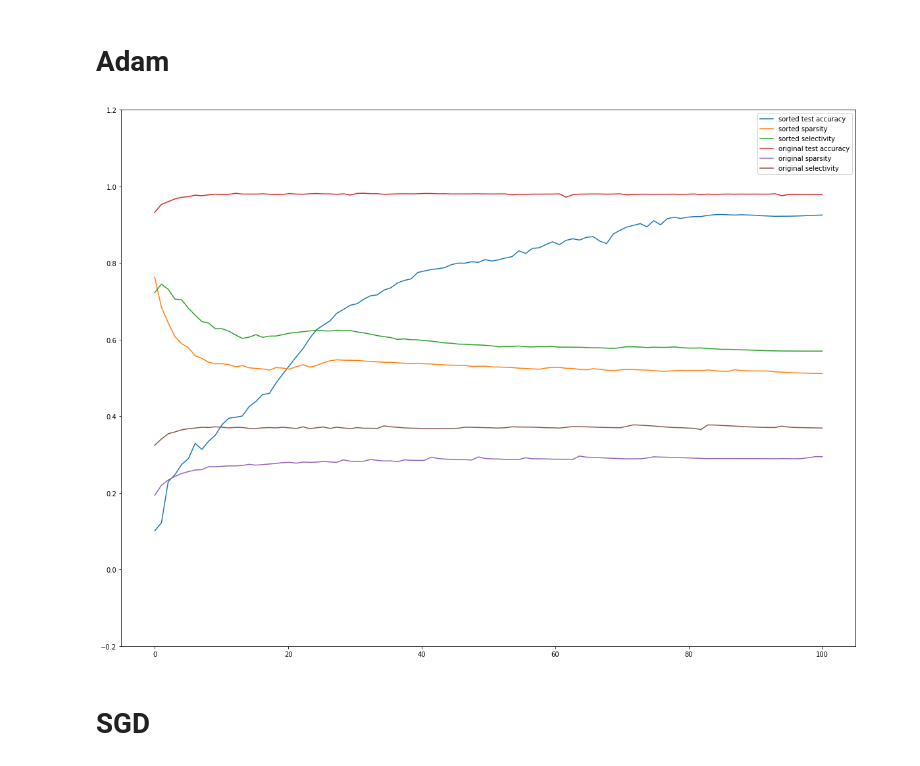
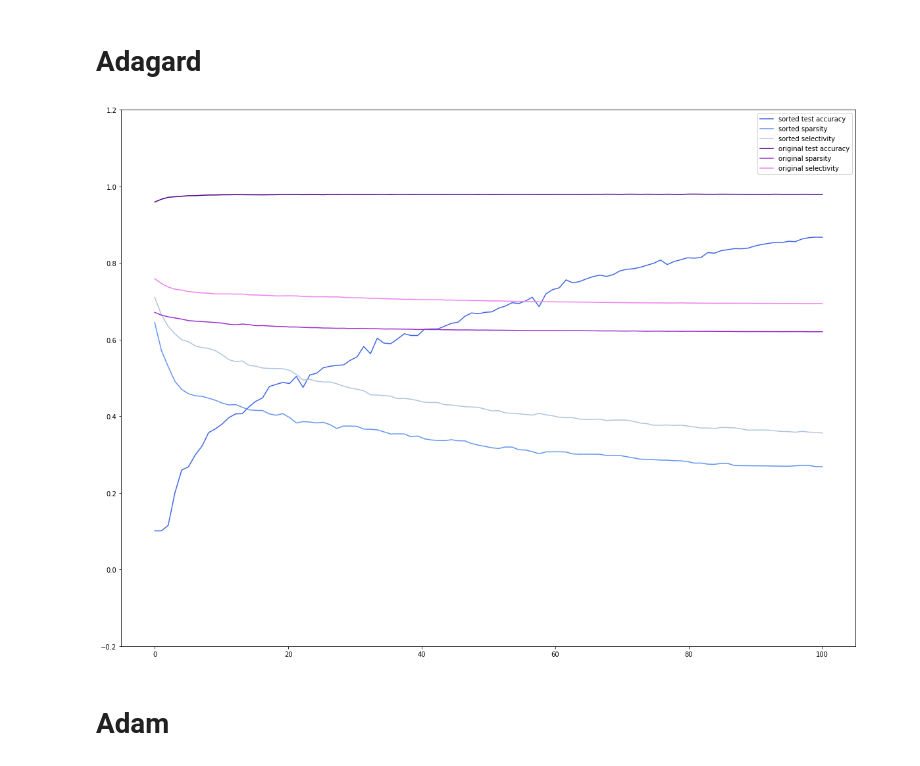
Before and after one commit to 7201krap/COMS30045_Individual-Project, a Jupyter notebook: FINAL/Graphs/data_sorted_vs_nonsorted/sorted_vs_original.ipynb, the cells around one changed output. Saved outputs shown, nothing was run; the diff lists cells and outputs as text; code cells hidden in the pictures.

```diff
--- a/FINAL/Graphs/data_sorted_vs_nonsorted/sorted_vs_original.ipynb
+++ b/FINAL/Graphs/data_sorted_vs_nonsorted/sorted_vs_original.ipynb
@@ -76,16 +106,8 @@ all_plotter(sorted_test_vals, sorted_sparsities, sorted_selectivity_average, non
+# %% [markdown]
+# Adagard
+# %%
+plotter('Adagrad')
+# %% [output]
+[figure, added]
 # %% [markdown]
 # Adam
-# %%
-sorted_test_vals  = test_val_extractor('sorted_selectivity_Adam.txt')
-sorted_sparsities = sparsity_val_extractor('sorted_sparsity_Adam.txt')
-sorted_selectivity_average, sorted_selectivity_std = selectivity_val_extractor("sorted_selectivity_Adam.txt")
-
-non_sorted_test_vals  = test_val_extractor('not_sorted_selectivity_Adam.txt')
-non_sorted_sparsities = sparsity_val_extractor('not_sorted_sparsity_Adam.txt')
-non_sorted_selectivity_average, non_sorted_selectivity_std = selectivity_val_extractor("not_sorted_selectivity_Adam.txt")
-
-all_plotter(sorted_test_vals, sorted_sparsities, sorted_selectivity_average, non_sorted_test_vals, non_sorted_sparsities, non_sorted_selectivity_average)
-# %% [output]
-[figure, removed]
-# %% [markdown]
-# SGD
```
Also changed, not shown: parts of 10 cells of this notebook.
